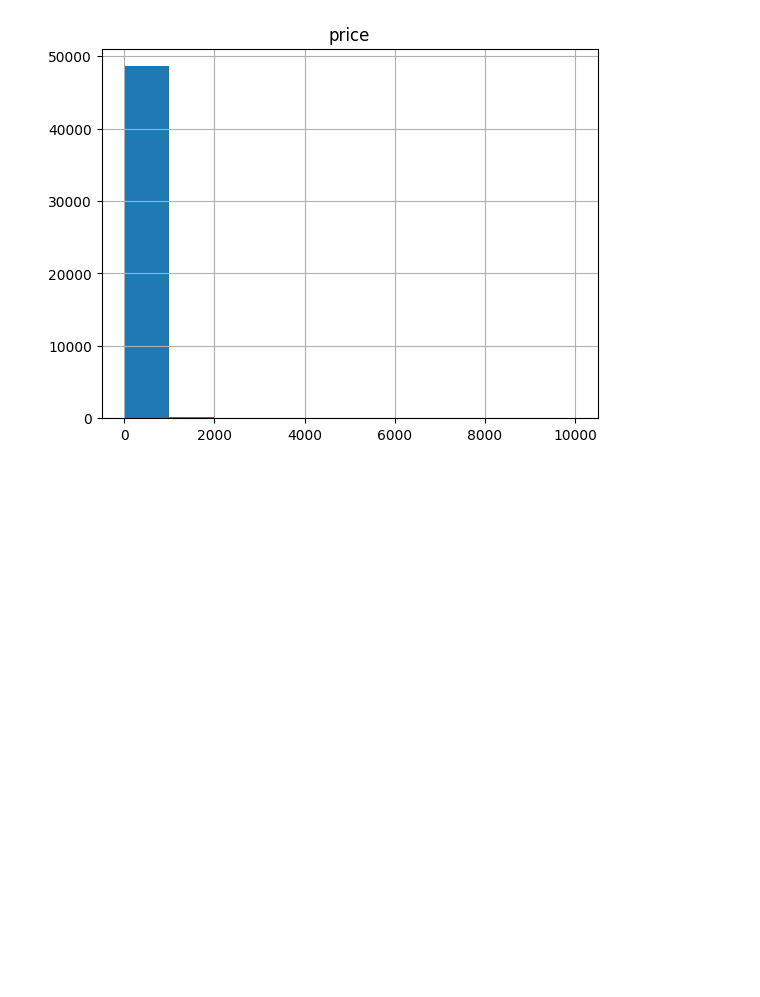
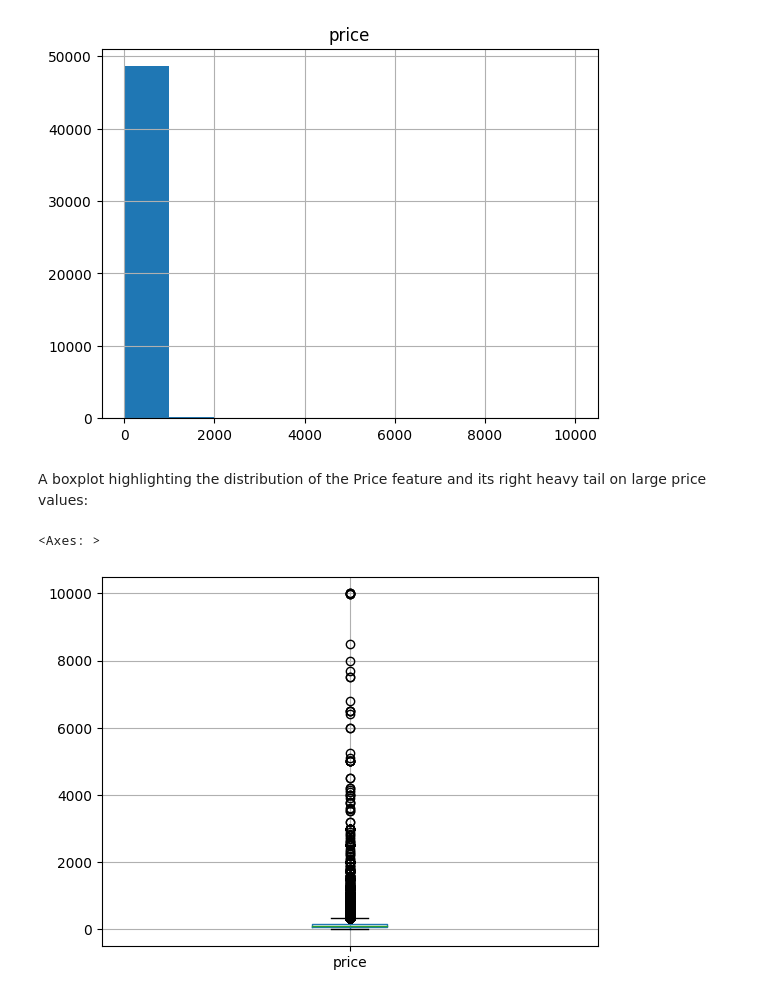
Before and after one commit to jeremysb1/xgboost, a Jupyter notebook: AB_NYC.ipynb, the cells around one changed output. Saved outputs shown, nothing was run; the diff lists cells and outputs as text; code cells hidden in the pictures; blank space fills up the shorter version.

Commit message:
added boxplot

```diff
--- a/AB_NYC.ipynb
+++ b/AB_NYC.ipynb
@@ -48,3 +48,10 @@ data[["price"]].hist(bins=10)
 # %% [output]
 array([[<Axes: title={'center': 'price'}>]], dtype=object)
 [figure]
+# %% [markdown]
+A boxplot highlighting the distribution of the Price feature and its right heavy tail on large price values:
+# %%
+data[["price"]].boxplot()
+# %% [output]
+<Axes: >
+[figure, added]
```
